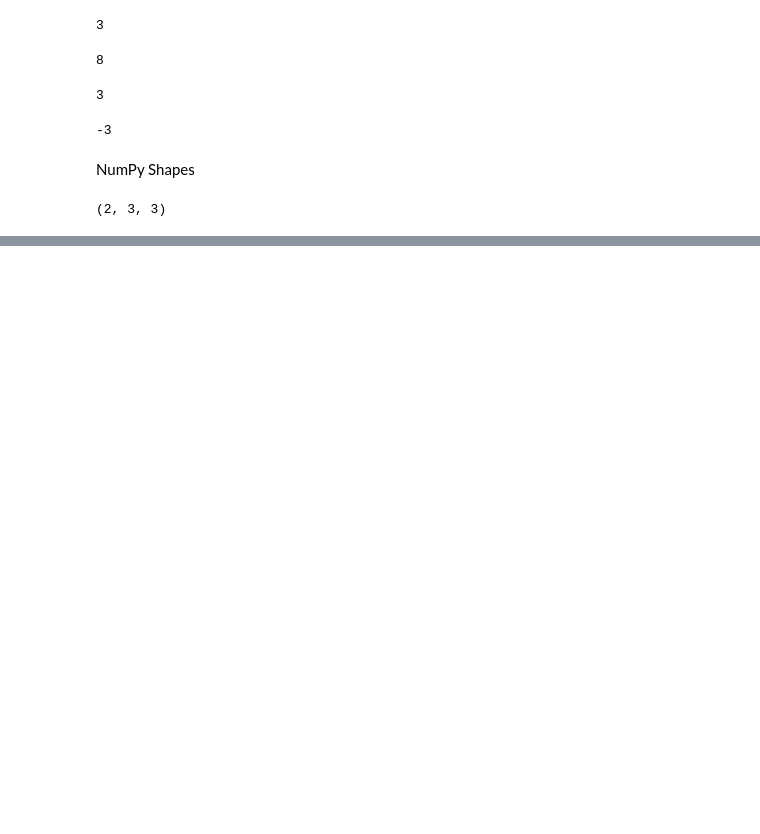
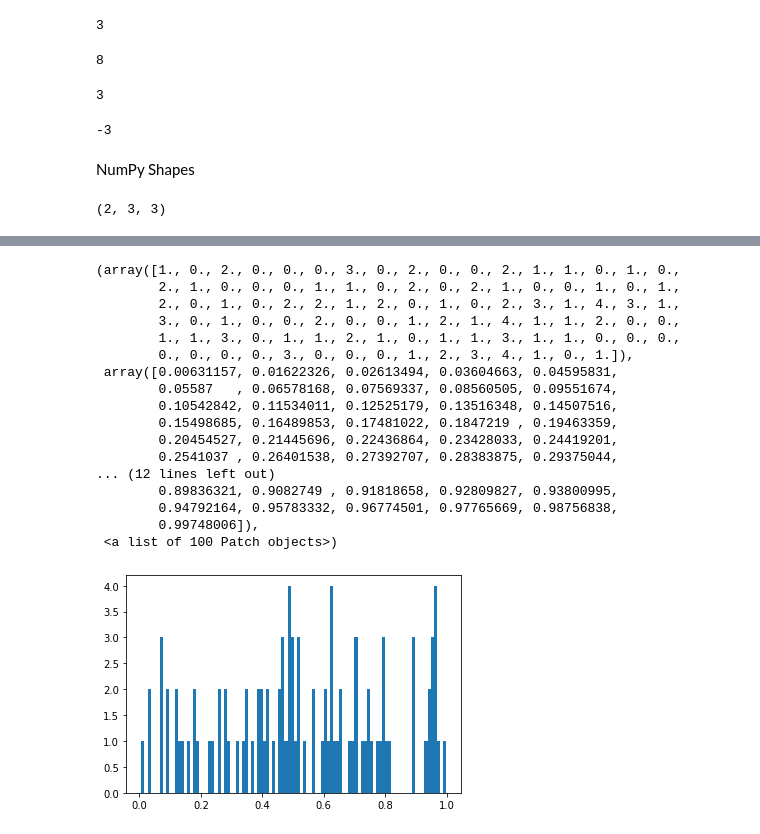
Before and after one commit to tarsojabbes/basics-data-analysis, a Jupyter notebook: MasteringPythonZeroToHero_Part2.ipynb, the cells around one changed output, grey strips where cells are left out. Saved outputs shown, nothing was run; the diff lists cells and outputs as text; code cells hidden in the pictures; blank space fills up the shorter version.

```diff
--- a/MasteringPythonZeroToHero_Part2.ipynb
+++ b/MasteringPythonZeroToHero_Part2.ipynb
@@ -62,0 +95,3 @@ c.shape # (2,3,3) -> We have 2 two-dimensional arrays, each one with 3 one-dimen
+# %%
+d = np.random.rand(100) # Generates 100 different values between 0 and 1
+print(d)
@@ -62,0 +116,23 @@ c.shape # (2,3,3) -> We have 2 two-dimensional arrays, each one with 3 one-dimen
+# %%
+import matplotlib.pyplot as plt
+
+plt.hist(d, bins=100)
+# %% [output]
+(array([1., 0., 2., 0., 0., 0., 3., 0., 2., 0., 0., 2., 1., 1., 0., 1., 0.,
+        2., 1., 0., 0., 0., 1., 1., 0., 2., 0., 2., 1., 0., 0., 1., 0., 1.,
+        2., 0., 1., 0., 2., 2., 1., 2., 0., 1., 0., 2., 3., 1., 4., 3., 1.,
+        3., 0., 1., 0., 0., 2., 0., 0., 1., 2., 1., 4., 1., 1., 2., 0., 0.,
+        1., 1., 3., 0., 1., 1., 2., 1., 0., 1., 1., 3., 1., 1., 0., 0., 0.,
+        0., 0., 0., 0., 3., 0., 0., 0., 1., 2., 3., 4., 1., 0., 1.]),
+ array([0.00631157, 0.01622326, 0.02613494, 0.03604663, 0.04595831,
+        0.05587   , 0.06578168, 0.07569337, 0.08560505, 0.09551674,
+        0.10542842, 0.11534011, 0.12525179, 0.13516348, 0.14507516,
+        0.15498685, 0.16489853, 0.17481022, 0.1847219 , 0.19463359,
+        0.20454527, 0.21445696, 0.22436864, 0.23428033, 0.24419201,
+        0.2541037 , 0.26401538, 0.27392707, 0.28383875, 0.29375044,
+... (12 lines left out)
+        0.89836321, 0.9082749 , 0.91818658, 0.92809827, 0.93800995,
+        0.94792164, 0.95783332, 0.96774501, 0.97765669, 0.98756838,
+        0.99748006]),
+ <a list of 100 Patch objects>)
+[figure, added]
```
Also changed, not shown: parts of 24 cells of this notebook.
